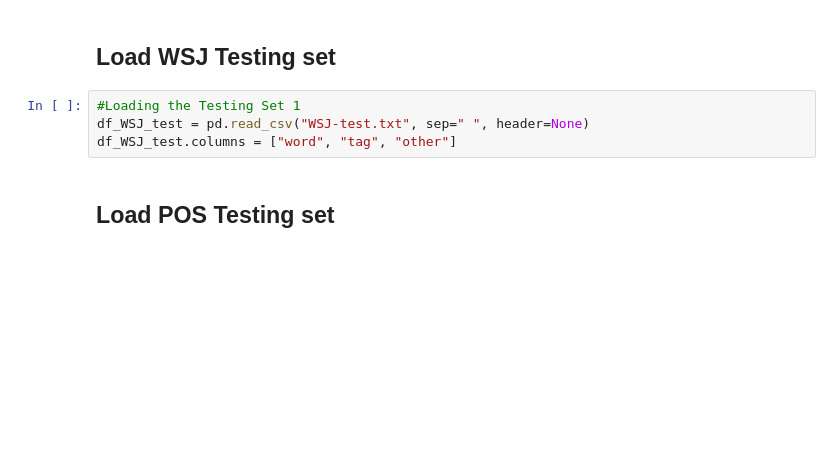
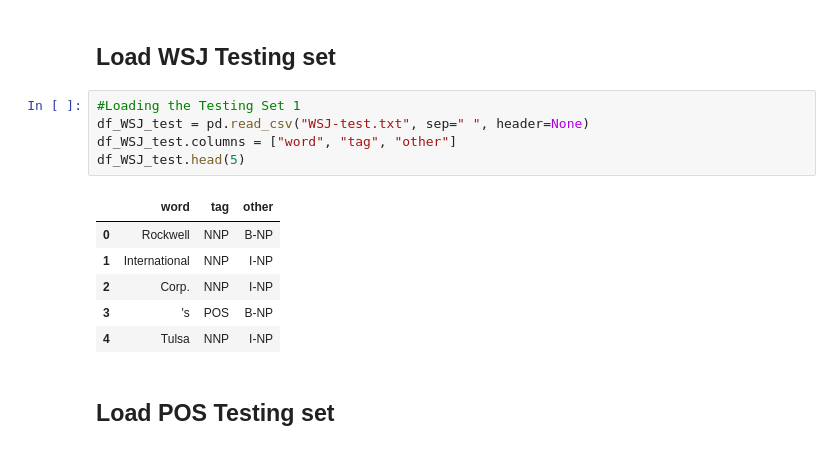
Before and after one commit to kyloop/CSC_594_AI_NLP, a Jupyter notebook: extra_credit.ipynb, the cells around one changed output. Drawn from its saved outputs; the diff is of its cells as text; blank space fills up the shorter version.

```diff
--- a/extra_credit.ipynb
+++ b/extra_credit.ipynb
@@ -47,7 +48,15 @@ cfd=nltk.ConditionalFreqDist(bigrams_lst)
 # %%
 #Loading the Testing Set 1
 df_WSJ_test = pd.read_csv("WSJ-test.txt", sep=" ", header=None)
 df_WSJ_test.columns = ["word", "tag", "other"]
+df_WSJ_test.head(5)
+# %% [output]
+|  | word | tag | other |
+| 0 | Rockwell | NNP | B-NP |
+| 1 | International | NNP | I-NP |
+| 2 | Corp. | NNP | I-NP |
+| 3 | 's | POS | B-NP |
+| 4 | Tulsa | NNP | I-NP |
 # %% [markdown]
 ## Load POS Testing set
 # %%
```
Also changed, not shown: parts of 16 cells of this notebook.
